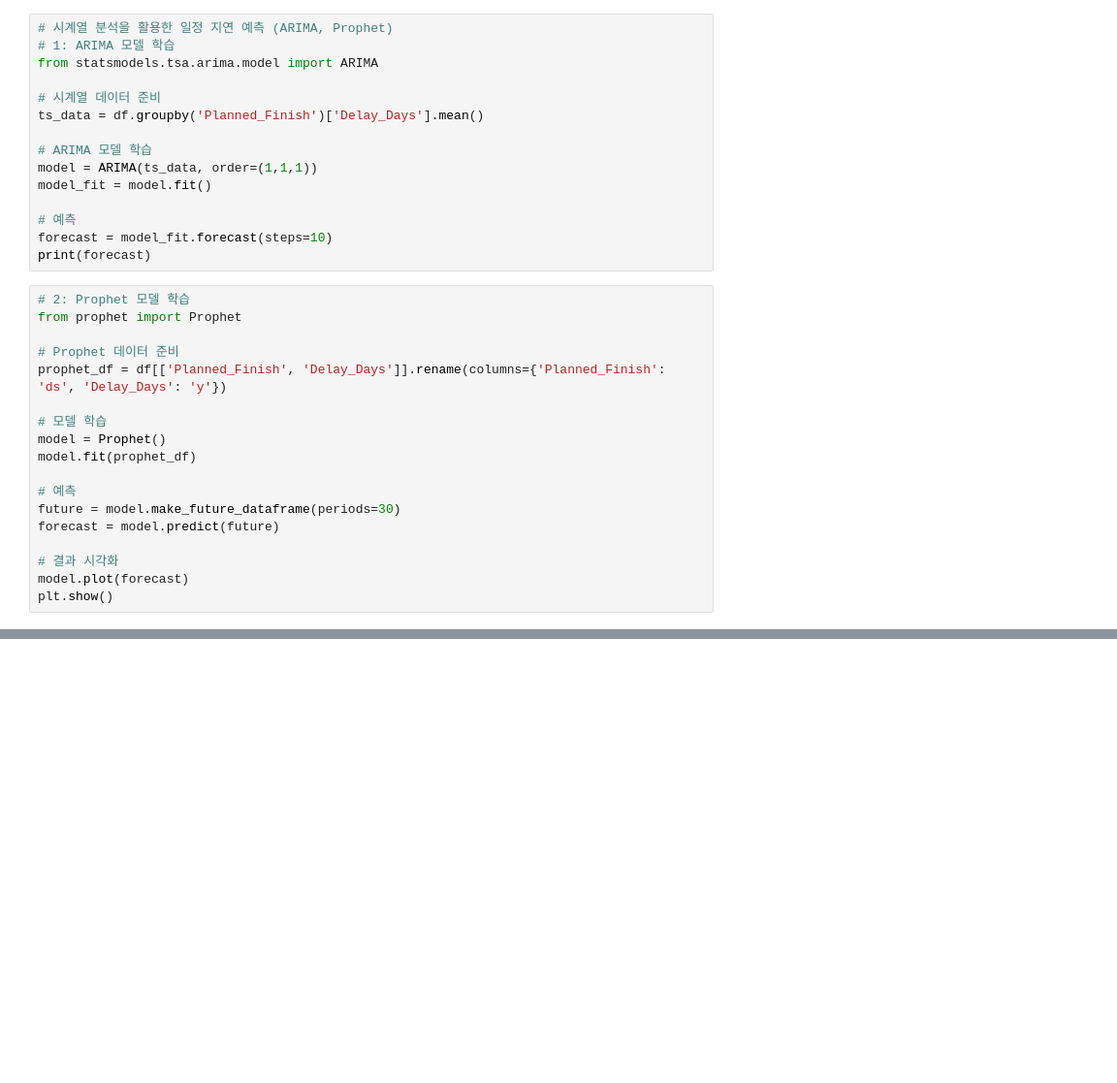
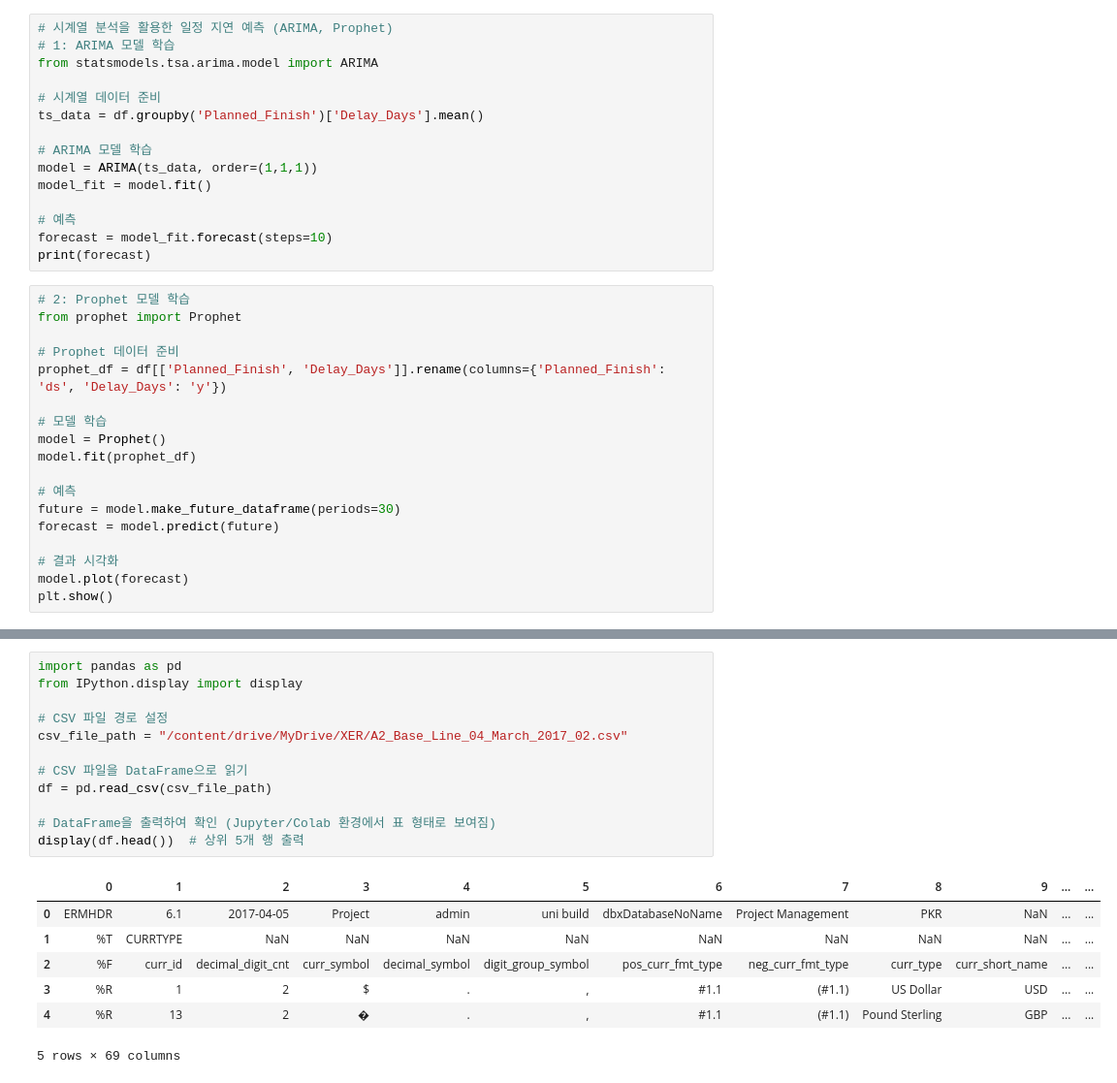
Before and after one commit to SeounghwanPark/nesaram, a Jupyter notebook: 일정예측_모델구축.ipynb, the cells around one changed output, grey strips where cells are left out. Shown: that part at 97% size. Saved outputs shown, nothing was run; the diff lists cells and outputs as text; blank space fills up the shorter version.

```diff
--- a/일정예측_모델구축.ipynb
+++ b/일정예측_모델구축.ipynb
@@ -112,0 +269,20 @@ plt.show()
+# %%
+import pandas as pd
+from IPython.display import display
+
+# CSV 파일 경로 설정
+csv_file_path = "/content/drive/MyDrive/XER/A2_Base_Line_04_March_2017_02.csv"
+
+# CSV 파일을 DataFrame으로 읽기
+df = pd.read_csv(csv_file_path)
+
+# DataFrame을 출력하여 확인 (Jupyter/Colab 환경에서 표 형태로 보여짐)
+display(df.head())  # 상위 5개 행 출력
+# %% [output]
+|  | 0 | 1 | 2 | 3 | 4 | 5 | 6 | 7 | 8 | 9 | ... | ... |
+| 0 | ERMHDR | 6.1 | 2017-04-05 | Project | admin | uni build | dbxDatabaseNoName | Project Management | PKR | NaN | ... | ... |
+| 1 | %T | CURRTYPE | NaN | NaN | NaN | NaN | NaN | NaN | NaN | NaN | ... | ... |
+| 2 | %F | curr_id | decimal_digit_cnt | curr_symbol | decimal_symbol | digit_group_symbol | pos_curr_fmt_type | neg_curr_fmt_type | curr_type | curr_short_name | ... | ... |
+| 3 | %R | 1 | 2 | $ | . | , | #1.1 | (#1.1) | US Dollar | USD | ... | ... |
+| 4 | %R | 13 | 2 | � | . | , | #1.1 | (#1.1) | Pound Sterling | GBP | ... | ... |
+5 rows × 69 columns
```
Also changed, not shown: parts of 7 cells of this notebook.
